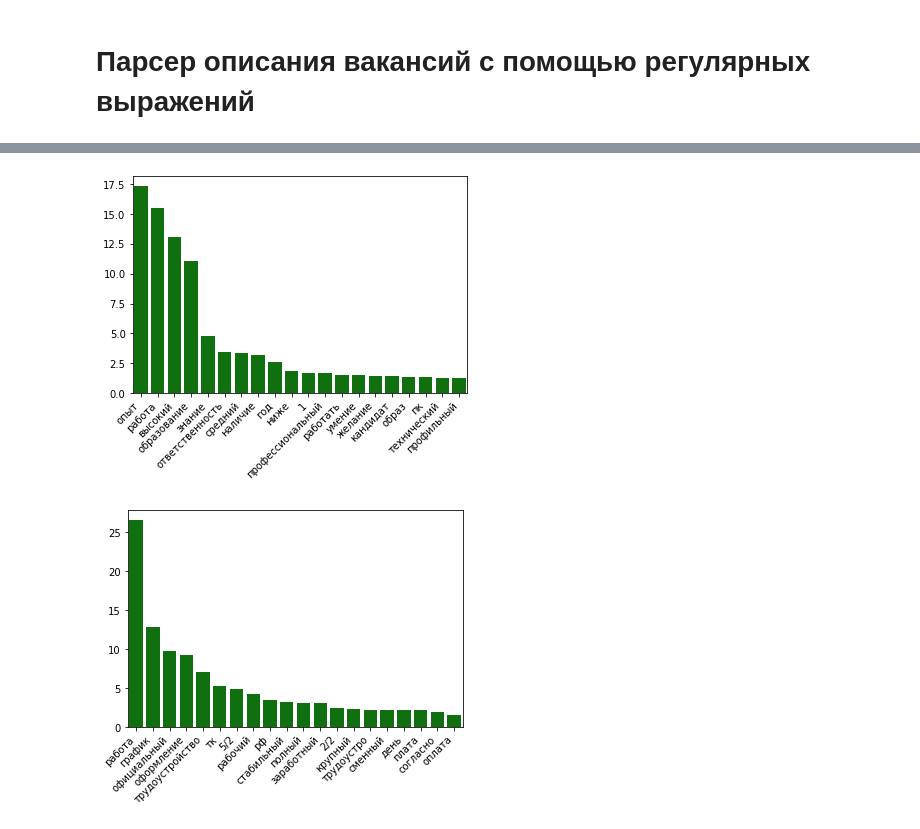
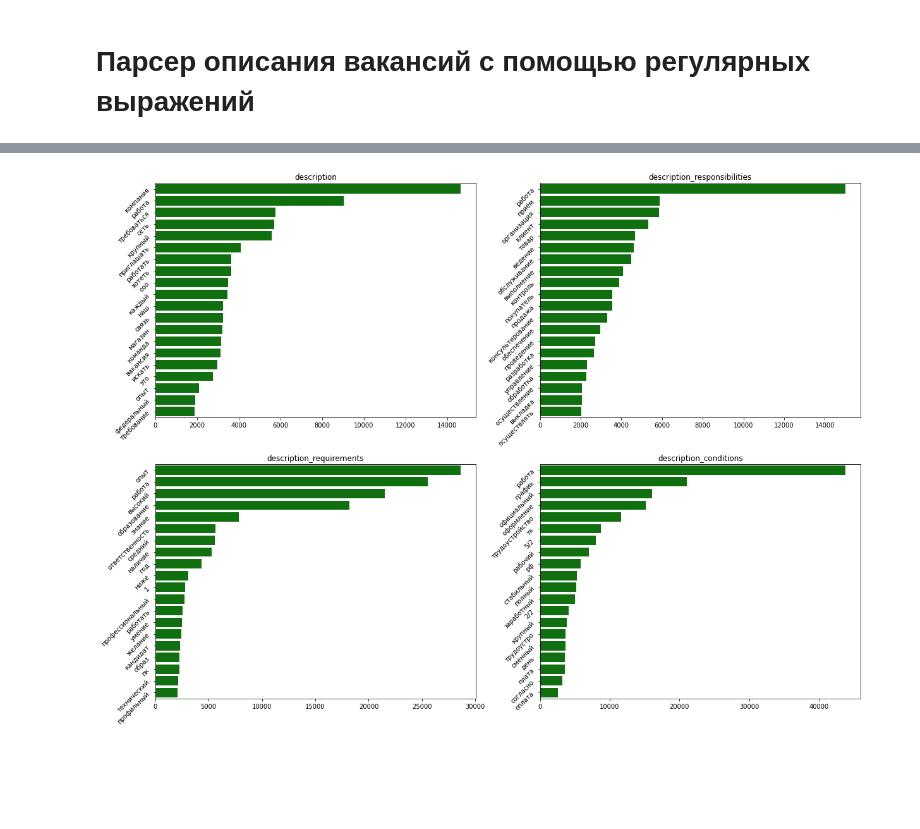
Before and after one commit to alievaliza/MSU_diploma, a Jupyter notebook: notebooks/JD_parser.ipynb, the cells around one changed output, grey strips where cells are left out. Saved outputs shown, nothing was run; the diff lists cells and outputs as text; code cells hidden in the pictures; blank space fills up the shorter version.

```diff
--- a/notebooks/JD_parser.ipynb
+++ b/notebooks/JD_parser.ipynb
@@ -266,24 +294,5 @@ df[['description_responsibilities', 'description_requirements', 'description_con
-# %%
-# Считаем наиболее часто встречающиеся слова в описании вакансий, за исключением stopwords и небуквенных символов
-stopwords = nltk.corpus.stopwords.words('russian')
-symbols = ['<', '>', '...', ',', '-', '.', ';', ':', '«', '»', '!', '(', ')', '/', '–', '—', '&', 'li', '/li', 'strong', '/strong','p', '/p','ul', '/ul','quot', 'em', 'br', 'none', '•']
-morph = pymorphy2.MorphAnalyzer()
-def mostcommon(col: str, words: int) -> Dict:
-  """
-  Создаём метод, который создаёт словарь из самых часто встречающихся слов в столбце
-  Аргументы:
-  col - название столбца, из которого берём слова
-  words - количество самых часто встречающихся слов
-  Возвращает:
-  most - словарь из самых часто встречающихся слов в столбце
-  """
-  s = df[col].to_string()
-  allWords = nltk.tokenize.word_tokenize(s)
-  allWordExceptStopDist = nltk.FreqDist(morph.parse(w.lower())[0].normal_form for w in allWords if w.lower() not in symbols and w.lower() not in stopwords)
-  most = dict(Counter(allWordExceptStopDist).most_common(words))
-  return most
 # %%
-description = mostcommon('description', 20)
-description_responsibilities = mostcommon('description_responsibilities', 20)
-description_requirements = mostcommon('description_requirements', 20)
-description_conditions = mostcommon('description_conditions', 20)
+description = mostcommon('description', '', 20, False)
+description_responsibilities = mostcommon('description_responsibilities', '', 20, False)
+description_conditions = mostcommon('description_conditions', '', 20, False)
+description_requirements = mostcommon('description_requirements', '', 20, False)
@@ -299,16 +299,14 @@ plot_dict(description_responsibilities)
-# %%
-plot_dict(description_requirements)
-# %% [output]
-[figure, removed]
-# %%
-plot_dict(description_conditions)
-# %% [output]
-[figure, removed]
+# %%
+description_responsibilities = mostcommon('description_responsibilities', '', 20, False)
+description_conditions = mostcommon('description_conditions', '', 20, False)
+description_requirements = mostcommon('description_requirements', '', 20, False)
 # %%
-# fig, ax = pyplot.subplots(nrows=4, ncols=1, figsize = (5, 30))
-# plot_dict(description, 0, 'description')
-# plot_dict(description_responsibilities, 1, 'description_responsibilities')
-# plot_dict(description_requirements, 2, 'description_requirements')
-# plot_dict(description_conditions, 3, 'description_conditions')
+fig, ax = pyplot.subplots(nrows=2, ncols=2, figsize=(20,15))
+plot_dict_desc(description, 0, 0, 'description')
+plot_dict_desc(description_responsibilities, 0, 1, 'description_responsibilities')
+plot_dict_desc(description_requirements, 1, 0, 'description_requirements')
+plot_dict_desc(description_conditions, 1, 1, 'description_conditions')
+# %% [output]
+[figure, added]
 # %%
 # Разделяем столбец из строк на столбец из списков
```
Also changed, not shown: parts of 23 cells of this notebook.
